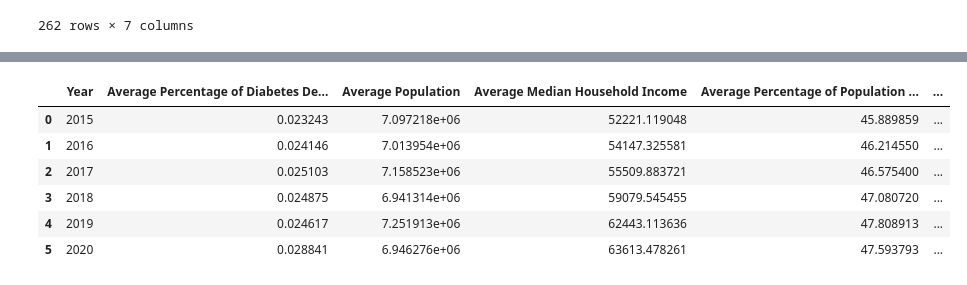
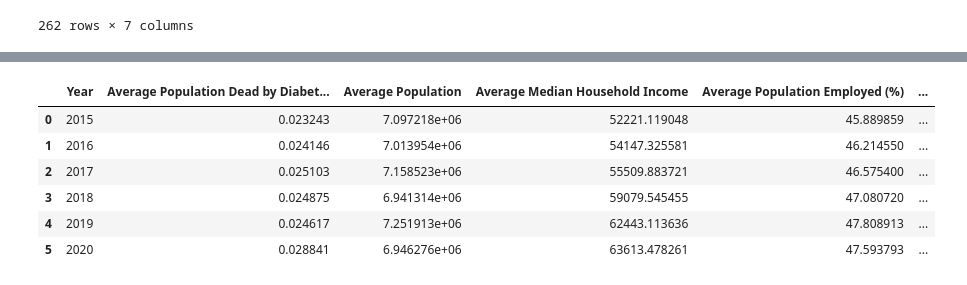
Before and after one commit to isabelmwork/Project1_Diabetes, a Jupyter notebook: Diabetes_Analysis.ipynb, the cells around one changed output, grey strips where cells are left out. Saved outputs shown, nothing was run; the diff lists cells and outputs as text; code cells hidden in the pictures.

```diff
--- a/Diabetes_Analysis.ipynb
+++ b/Diabetes_Analysis.ipynb
@@ -264,12 +249,13 @@ weekly_deaths_and_census
 262 rows × 7 columns
 # %%
 #change to numeric instead of string so we can perform operations
-weekly_deaths_and_census[["Year", "Number of Diabetes Deaths", "Population", "Median Household Income", "Number of People Employed", "Number of People in Poverty"]] = weekly_deaths_and_census[["Year", "Number of Diabetes Deaths", "Population", "Median Household Income", "Number of People Employed", "Number of People in Poverty"]].astype(float)
+weekly_deaths_and_census[["Number of Diabetes Deaths", "Median Household Income", "Number of People Employed", "Number of People in Poverty"]] = weekly_deaths_and_census[["Number of Diabetes Deaths", "Median Household Income", "Number of People Employed", "Number of People in Poverty"]].astype(float)
+weekly_deaths_and_census[["Year", "Population"]] = weekly_deaths_and_census[["Year", "Population"]].astype(int)
 # %%
 weekly_deaths_and_census["Number of People Employed"] = (weekly_deaths_and_census["Number of People Employed"] / weekly_deaths_and_census["Population"]) * 100
 weekly_deaths_and_census["Number of People in Poverty"] = (weekly_deaths_and_census["Number of People in Poverty"] / weekly_deaths_and_census["Population"]) * 100
 weekly_deaths_and_census["Number of Diabetes Deaths"] = (weekly_deaths_and_census["Number of Diabetes Deaths"] / weekly_deaths_and_census["Population"]) * 100
 # %%
-weekly_deaths_and_census = weekly_deaths_and_census.rename(columns = {"Number of Diabetes Deaths":"Percentage of Population Dead by Diabetes", "Number of People Employed": "Percentage of Population Employed", "Number of People in Poverty":"Percentage of Population in Poverty"})
+weekly_deaths_and_census = weekly_deaths_and_census.rename(columns = {"Number of Diabetes Deaths":"Population Dead by Diabetes (%)", "Number of People Employed": "Population Employed (%)", "Number of People in Poverty":"Population in Poverty (%)"})
 weekly_deaths_and_census
 # %% [output]
@@ -307,22 +311,22 @@ CA_census_and_deaths_data
 # %%
-average_deaths = list(weekly_deaths_and_census.groupby("Year")["Percentage of Population Dead by Diabetes"].mean())
+average_deaths = list(weekly_deaths_and_census.groupby("Year")["Population Dead by Diabetes (%)"].mean())
 average_population = list(weekly_deaths_and_census.groupby("Year")["Population"].mean())
 average_income = list(weekly_deaths_and_census.groupby("Year")["Median Household Income"].mean())
-average_employed = list(weekly_deaths_and_census.groupby("Year")["Percentage of Population Employed"].mean())
-average_poverty = list(weekly_deaths_and_census.groupby("Year")["Percentage of Population in Poverty"].mean())
+average_employed = list(weekly_deaths_and_census.groupby("Year")["Population Employed (%)"].mean())
+average_poverty = list(weekly_deaths_and_census.groupby("Year")["Population in Poverty (%)"].mean())
 # %%
-averages_data = pd.DataFrame({
+USA_averages_data = pd.DataFrame({
     "Year": [2015, 2016, 2017, 2018, 2019, 2020],
-    "Average Percentage of Diabetes Deaths":average_deaths,
+    "Average Population Dead by Diabetes (%)":average_deaths,
     "Average Population":average_population,
     "Average Median Household Income":average_income,
-    "Average Percentage of Population Employed":average_employed,
-    "Average Percentage of Population in Poverty":average_poverty
+    "Average Population Employed (%)":average_employed,
+    "Average Population in Poverty (%)":average_poverty
 })
 
-averages_data
+USA_averages_data
 # %% [output]
-|  | Year | Average Percentage of Diabetes De... | Average Population | Average Median Household Income | Average Percentage of Population ... | ... |
+|  | Year | Average Population Dead by Diabet... | Average Population | Average Median Household Income | Average Population Employed (%) | ... |
 | 0 | 2015 | 0.023243 | 7.097218e+06 | 52221.119048 | 45.889859 | ... |
 | 1 | 2016 | 0.024146 | 7.013954e+06 | 54147.325581 | 46.214550 | ... |
 | 2 | 2017 | 0.025103 | 7.158523e+06 | 55509.883721 | 46.575400 | ... |
```
Also changed, not shown: parts of 48 cells of this notebook.
